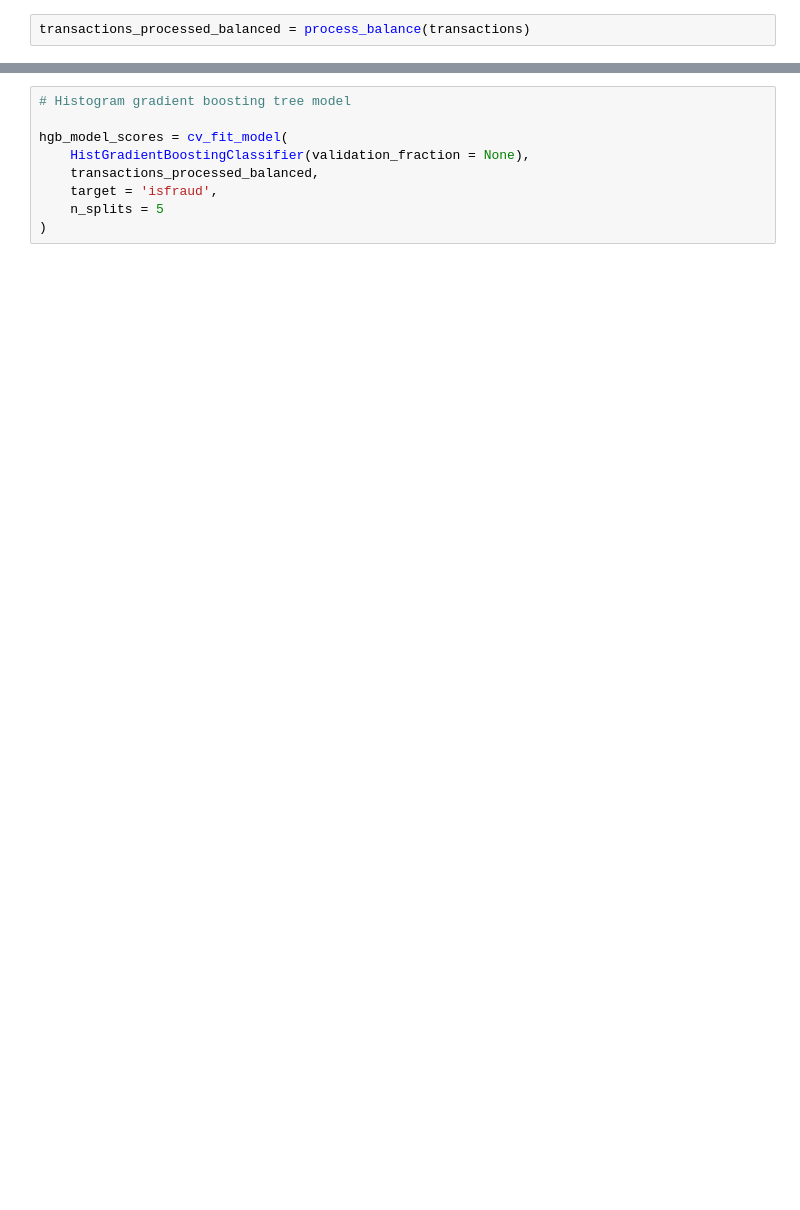
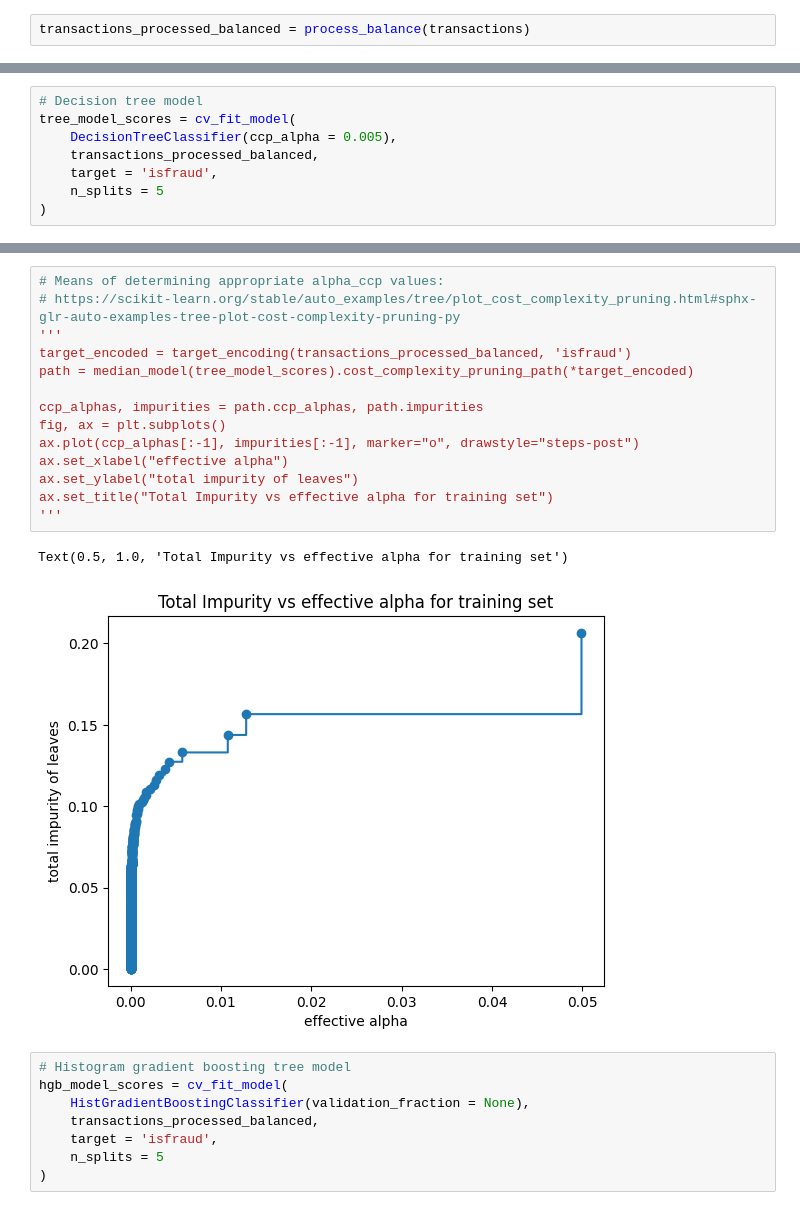
Before and after one commit to y5c/cc_fraud_detection, a Jupyter notebook: cc_fraud_detection.ipynb, the cells around one changed output, grey strips where cells are left out. Drawn from its saved outputs; the diff is of its cells as text; blank space fills up the shorter version.

Commit message:
Tree modeling

```diff
--- a/cc_fraud_detection.ipynb
+++ b/cc_fraud_detection.ipynb
@@ -175,0 +152,8 @@ gen_roc_curve(logistic_model_scores, transactions_processed_balanced, target = '
+# %%
+# Decision tree model
+tree_model_scores = cv_fit_model(
+    DecisionTreeClassifier(ccp_alpha = 0.005),
+    transactions_processed_balanced,
+    target = 'isfraud',
+    n_splits = 5
+)
@@ -176,6 +194,22 @@ gen_roc_curve(logistic_model_scores, transactions_processed_balanced, target = '
+# %%
+# Means of determining appropriate alpha_ccp values:
+# https://scikit-learn.org/stable/auto_examples/tree/plot_cost_complexity_pruning.html#sphx-glr-auto-examples-tree-plot-cost-complexity-pruning-py
+'''
+target_encoded = target_encoding(transactions_processed_balanced, 'isfraud')
+path = median_model(tree_model_scores).cost_complexity_pruning_path(*target_encoded)
+
+ccp_alphas, impurities = path.ccp_alphas, path.impurities
+fig, ax = plt.subplots()
+ax.plot(ccp_alphas[:-1], impurities[:-1], marker="o", drawstyle="steps-post")
+ax.set_xlabel("effective alpha")
+ax.set_ylabel("total impurity of leaves")
+ax.set_title("Total Impurity vs effective alpha for training set")
+'''
+# %% [output]
+Text(0.5, 1.0, 'Total Impurity vs effective alpha for training set')
+[figure, added]
 # %%
 # Histogram gradient boosting tree model
-
 hgb_model_scores = cv_fit_model(
     HistGradientBoostingClassifier(validation_fraction = None),
     transactions_processed_balanced,
```
Also changed, not shown: parts of 14 cells of this notebook.
